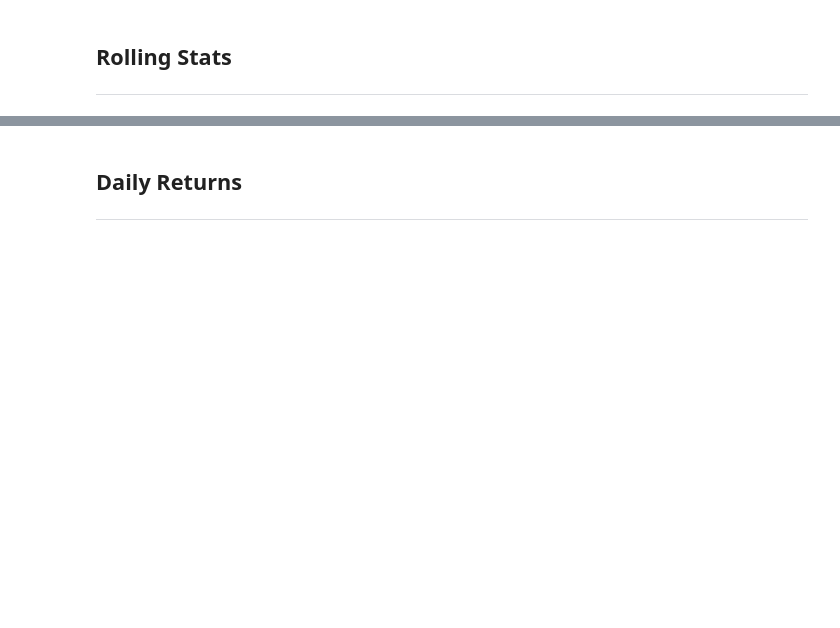
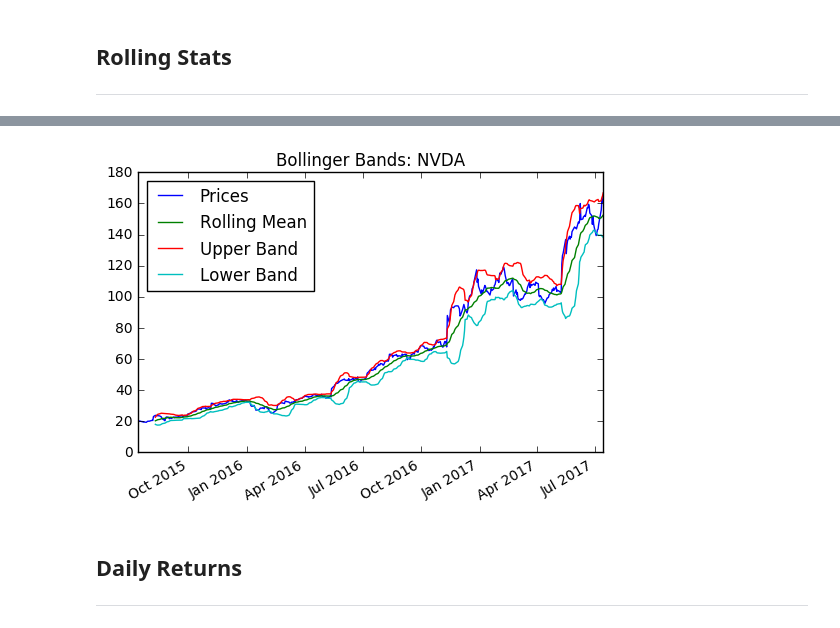
Before and after one commit to mbozelka/Machine-Learning-Capstone, a Jupyter notebook: project/data-exploration/Data Exploration.ipynb, the cells around one changed output, grey strips where cells are left out. Drawn from its saved outputs; the diff is of its cells as text; code cells hidden in the pictures; blank space fills up the shorter version.

```diff
--- a/project/data-exploration/Data Exploration.ipynb
+++ b/project/data-exploration/Data Exploration.ipynb
@@ -181,3 +197,11 @@ for stock in normalized_data:
+# %%
+rolling_mean = get_rolling_mean(df_explore['NVDA'])
+rolling_std = get_rolling_std(df_explore['NVDA'])
+lower_band, upper_band = get_bollinger_bands(rolling_mean, rolling_std)
+
+print_bollinger_bands(df_explore['NVDA'], rolling_mean, lower_band, upper_band, 'NVDA')
+# %% [output]
+[figure, added]
 # %% [markdown]
 ## Daily Returns
 ---
```
Also changed, not shown: parts of 15 cells of this notebook.
